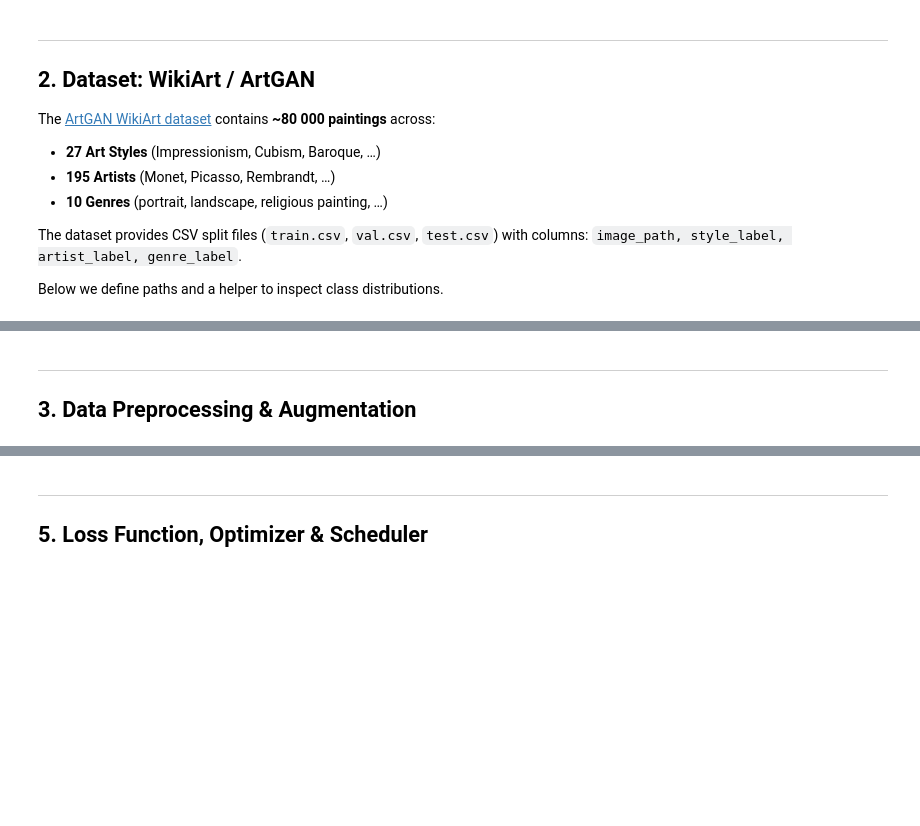
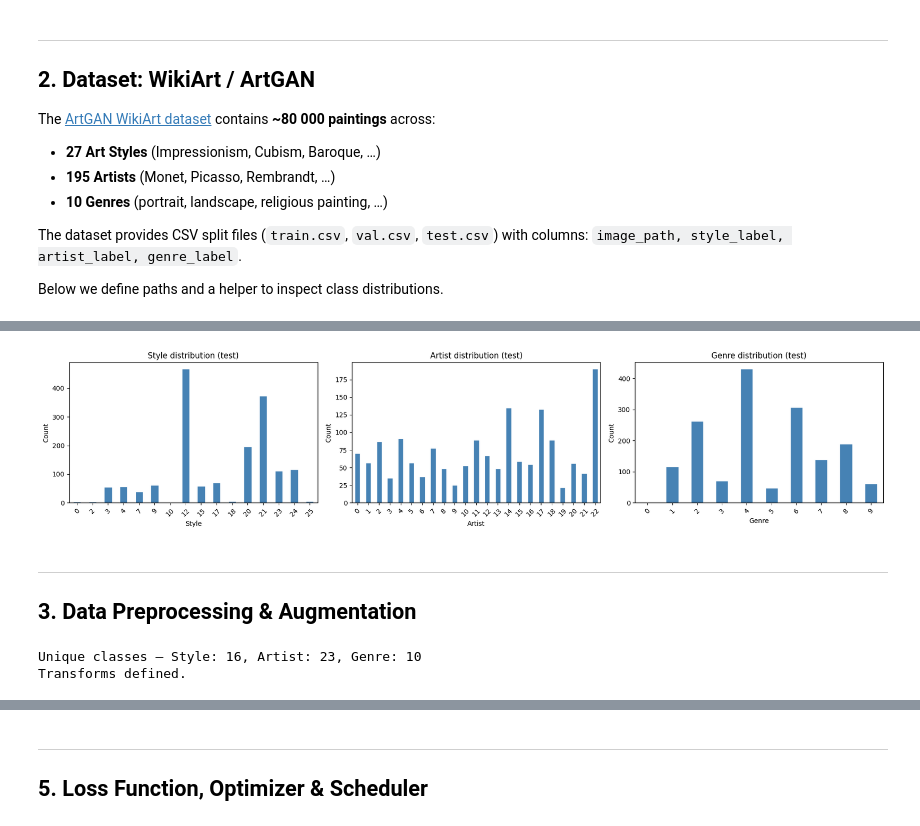
Before and after one commit to BryanEstrada003/ArtExtract-Proposal, a Jupyter notebook: Task1_Convolutional_Recurrent_Architecture.ipynb, the cells around one changed output, grey strips where cells are left out. Saved outputs shown, nothing was run; the diff lists cells and outputs as text; code cells hidden in the pictures; blank space fills up the shorter version.

```diff
--- a/Task1_Convolutional_Recurrent_Architecture.ipynb
+++ b/Task1_Convolutional_Recurrent_Architecture.ipynb
@@ -155,37 +188,62 @@ plt.show()
+# %%
+# ── Class distribution ────────────────────────────────────────────────────────
+fig, axes = plt.subplots(1, 3, figsize=(18, 4))
+for ax, col, title in zip(
+    axes, [STYLE_COL, ARTIST_COL, GENRE_COL], ["Style", "Artist", "Genre"]
+):
+    counts = test_df[col].value_counts().sort_index()
+    counts.plot(kind="bar", ax=ax, color="steelblue", edgecolor="white")
+    ax.set_title(f"{title} distribution (test)")
+    ax.set_xlabel(title)
+    ax.set_ylabel("Count")
+    ax.tick_params(axis="x", rotation=45)
+plt.tight_layout()
+plt.show()
+# %% [output]
+[figure, added]
 # %% [markdown]
 ---
 ## 3. Data Preprocessing & Augmentation
 # %%
 # ── Label encoding ────────────────────────────────────────────────────────────
-le_style  = LabelEncoder().fit(train_df[STYLE_COL])
+le_style = LabelEncoder().fit(train_df[STYLE_COL])
 le_artist = LabelEncoder().fit(train_df[ARTIST_COL])
-le_genre  = LabelEncoder().fit(train_df[GENRE_COL])
+le_genre = LabelEncoder().fit(train_df[GENRE_COL])
 
-NUM_STYLES  = len(le_style.classes_)
+NUM_STYLES = len(le_style.classes_)
 NUM_ARTISTS = len(le_artist.classes_)
-NUM_GENRES  = len(le_genre.classes_)
-print(f"Unique classes — Style: {NUM_STYLES}, Artist: {NUM_ARTISTS}, Genre: {NUM_GENRES}")
+NUM_GENRES = len(le_genre.classes_)
+print(
+    f"Unique classes — Style: {NUM_STYLES}, Artist: {NUM_ARTISTS}, Genre: {NUM_GENRES}"
+)
 
 # ── Transforms ───────────────────────────────────────────────────────────────
 IMAGENET_MEAN = [0.485, 0.456, 0.406]
-IMAGENET_STD  = [0.229, 0.224, 0.225]
+IMAGENET_STD = [0.229, 0.224, 0.225]
 
-train_transforms = transforms.Compose([
-    transforms.Resize((IMG_SIZE, IMG_SIZE)),
-    transforms.RandomHorizontalFlip(p=0.5),
-    transforms.RandomRotation(degrees=10),
-    transforms.ColorJitter(brightness=0.2, contrast=0.2, saturation=0.2, hue=0.05),
-    transforms.ToTensor(),
-    transforms.Normalize(mean=IMAGENET_MEAN, std=IMAGENET_STD),
-])
+train_transforms = transforms.Compose(
+    [
+        transforms.Resize((IMG_SIZE, IMG_SIZE)),
+        transforms.RandomHorizontalFlip(p=0.5),
+        transforms.RandomRotation(degrees=10),
+        transforms.ColorJitter(brightness=0.2, contrast=0.2, saturation=0.2, hue=0.05),
+        transforms.ToTensor(),
+        transforms.Normalize(mean=IMAGENET_MEAN, std=IMAGENET_STD),
+    ]
+)
 
-eval_transforms = transforms.Compose([
-    transforms.Resize((IMG_SIZE, IMG_SIZE)),
-    transforms.ToTensor(),
-    transforms.Normalize(mean=IMAGENET_MEAN, std=IMAGENET_STD),
-])
+eval_transforms = transforms.Compose(
+    [
+        transforms.Resize((IMG_SIZE, IMG_SIZE)),
+        transforms.ToTensor(),
+        transforms.Normalize(mean=IMAGENET_MEAN, std=IMAGENET_STD),
+    ]
+)
 
 print("Transforms defined.")
+# %% [output]
+Unique classes — Style: 16, Artist: 23, Genre: 10
+Transforms defined.
 # %%
 class WikiArtDataset(Dataset):
     """PyTorch Dataset for WikiArt paintings.
```
Also changed, not shown: parts of 21 cells of this notebook.
